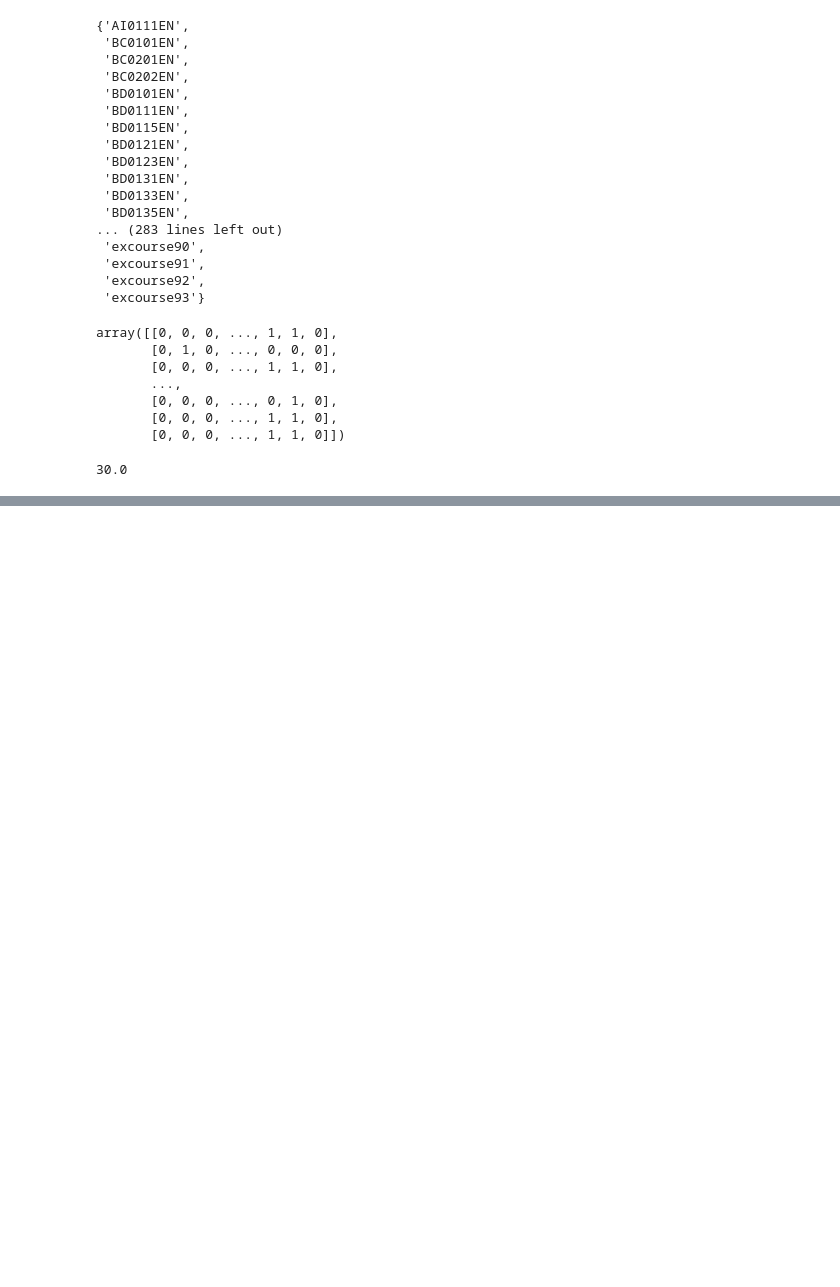
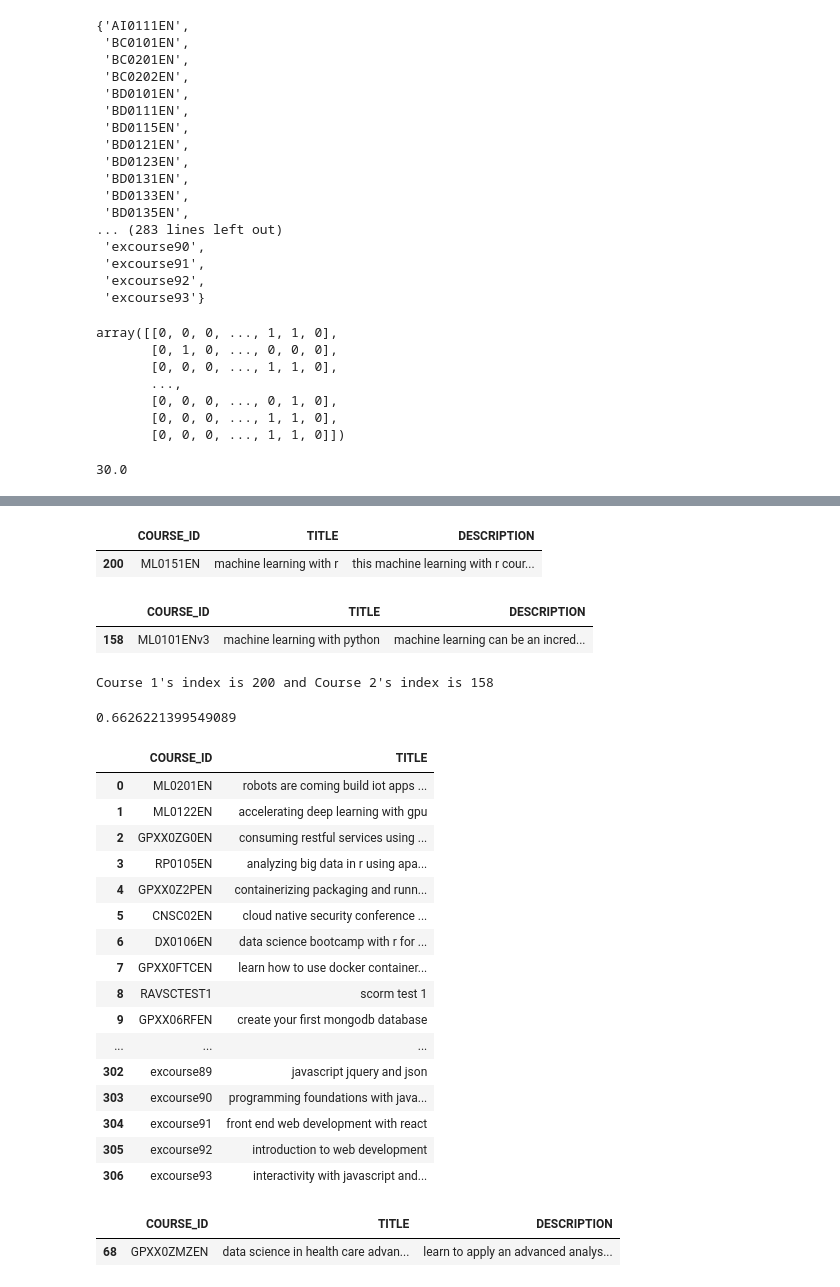
Before and after one commit to jacksonwalters/ibm-ml-cert, a Jupyter notebook: capstone_project/capstone.ipynb, the cells around one changed output, grey strips where cells are left out. Saved outputs shown, nothing was run; the diff lists cells and outputs as text; code cells hidden in the pictures; blank space fills up the shorter version.

```diff
--- a/capstone_project/capstone.ipynb
+++ b/capstone_project/capstone.ipynb
@@ -765,0 +823,6 @@ res_df.to_csv("profile_rs_results.csv", index=False)
+# %%
+# Let's first load the course content and BoW dataset
+course_url = "https://cf-courses-data.s3.us.cloud-object-storage.appdomain.cloud/IBM-ML321EN-SkillsNetwork/labs/datasets/course_processed.csv"
+course_df = pd.read_csv(course_url)
+bow_url = "https://cf-courses-data.s3.us.cloud-object-storage.appdomain.cloud/IBM-ML321EN-SkillsNetwork/labs/datasets/courses_bows.csv"
+bow_df = pd.read_csv(bow_url)
@@ -765,0 +846,19 @@ res_df.to_csv("profile_rs_results.csv", index=False)
+# %%
+course1 = course_df[course_df['COURSE_ID'] == "ML0151EN"]
+course1
+# %% [output]
+|  | COURSE_ID | TITLE | DESCRIPTION |
+| 200 | ML0151EN | machine learning with r | this machine learning with r cour... |
+# %%
+course2 = course_df[course_df['COURSE_ID'] == "ML0101ENv3"]
+course2
+# %% [output]
+|  | COURSE_ID | TITLE | DESCRIPTION |
+| 158 | ML0101ENv3 | machine learning with python | machine learning can be an incred... |
+# %%
+idx_id_dict, id_idx_dict = get_doc_dicts(bow_df)
+idx1 = id_idx_dict["ML0151EN"]
+idx2 = id_idx_dict["ML0101ENv3"]
+print(f"Course 1's index is {idx1} and Course 2's index is {idx2}")
+# %% [output]
+Course 1's index is 200 and Course 2's index is 158
@@ -765,0 +867,27 @@ res_df.to_csv("profile_rs_results.csv", index=False)
+# %%
+sim = sim_matrix[idx1][idx2]
+sim
+# %% [output]
+0.6626221399549089
+# %%
+pd.set_option('display.max_rows', None)
+pd.set_option('max_colwidth', None)
+course_df[['COURSE_ID', 'TITLE']]
+# %% [output]
+|  | COURSE_ID | TITLE |
+| 0 | ML0201EN | robots are coming build iot apps ... |
+| 1 | ML0122EN | accelerating deep learning with gpu |
+| 2 | GPXX0ZG0EN | consuming restful services using ... |
+| 3 | RP0105EN | analyzing big data in r using apa... |
+| 4 | GPXX0Z2PEN | containerizing packaging and runn... |
+| 5 | CNSC02EN | cloud native security conference ... |
+| 6 | DX0106EN | data science bootcamp with r for ... |
+| 7 | GPXX0FTCEN | learn how to use docker container... |
+| 8 | RAVSCTEST1 | scorm test 1 |
+| 9 | GPXX06RFEN | create your first mongodb database |
+| ... | ... | ... |
+| 302 | excourse89 | javascript jquery and json |
+| 303 | excourse90 | programming foundations with java... |
+| 304 | excourse91 | front end web development with react |
+| 305 | excourse92 | introduction to web development |
+| 306 | excourse93 | interactivity with javascript and... |
@@ -765,0 +900,6 @@ res_df.to_csv("profile_rs_results.csv", index=False)
+# %%
+enrolled_courses = course_df[course_df['COURSE_ID'].isin(enrolled_course_ids)]
+enrolled_courses
+# %% [output]
+|  | COURSE_ID | TITLE | DESCRIPTION |
+| 68 | GPXX0ZMZEN | data science in health care advan... | learn to apply an advanced analys... |
```
Also changed, not shown: parts of 20 cells of this notebook.
